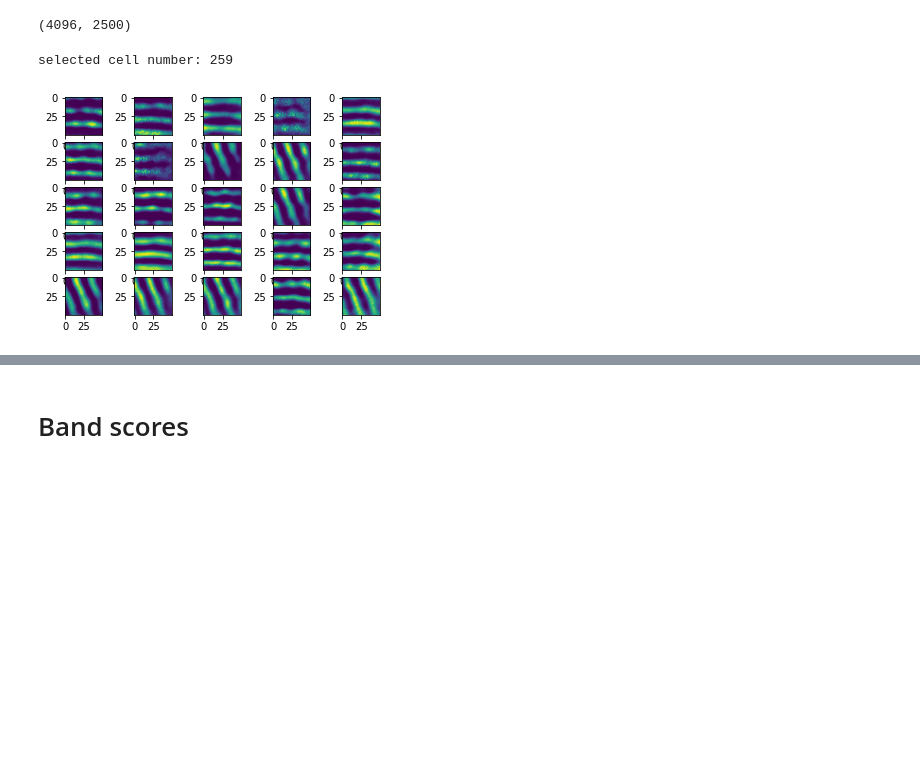
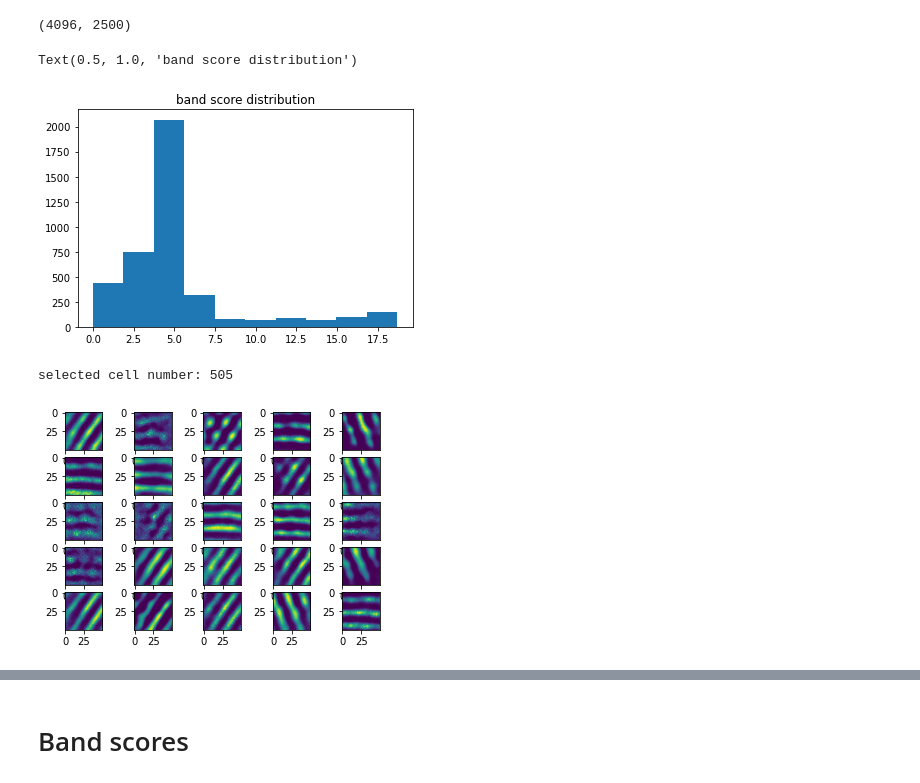
Before and after one commit to Coco233333/grid-pattern-formation, a Jupyter notebook: inspect_model.ipynb, the cells around one changed output, grey strips where cells are left out. Saved outputs shown, nothing was run; the diff lists cells and outputs as text; code cells hidden in the pictures; blank space fills up the shorter version.

```diff
--- a/inspect_model.ipynb
+++ b/inspect_model.ipynb
@@ -306,4 +323,12 @@ score_thres = 14.5
+# %%
+plt.hist(score)
+plt.title('band score distribution')
+# %% [output]
+Text(0.5, 1.0, 'band score distribution')
+[figure, added]
 # %%
+score_thres = 8.0
+
 index = np.argsort(-score)
 n_sub = 5
 fig,ax = plt.subplots(n_sub,n_sub)
@@ -318,5 +343,5 @@ for i in range(n_sub**2):
     y = i % n_sub
     ax[x,y].imshow(ratemap[index_band[i]])
 # %% [output]
-selected cell number: 259
+selected cell number: 505
-[figure, old version]
+[figure, new version]
```
Also changed, not shown: parts of 20 cells of this notebook.
